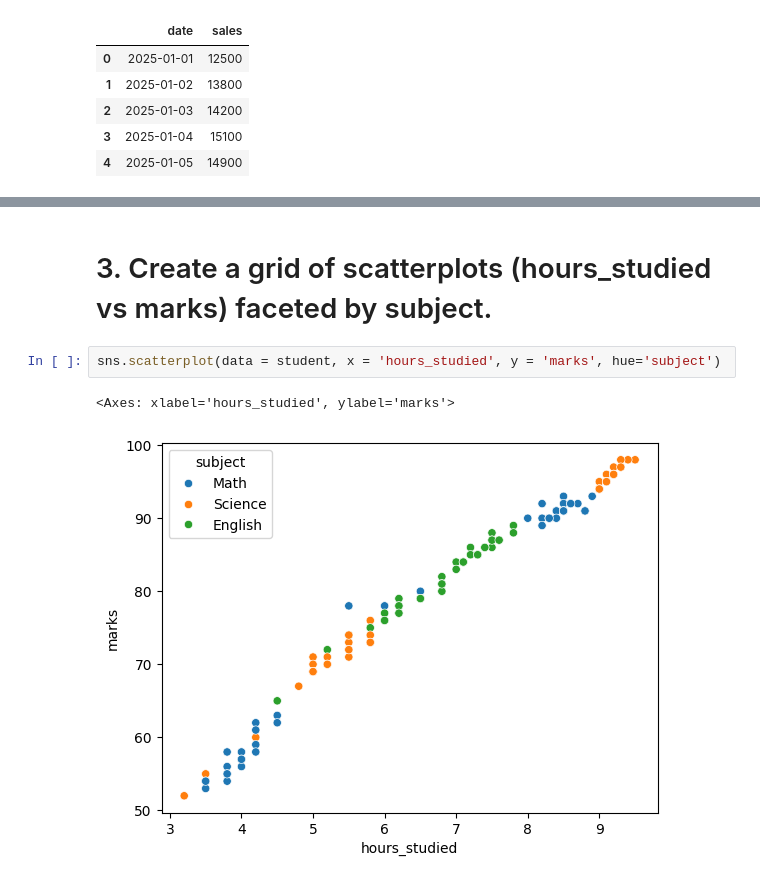
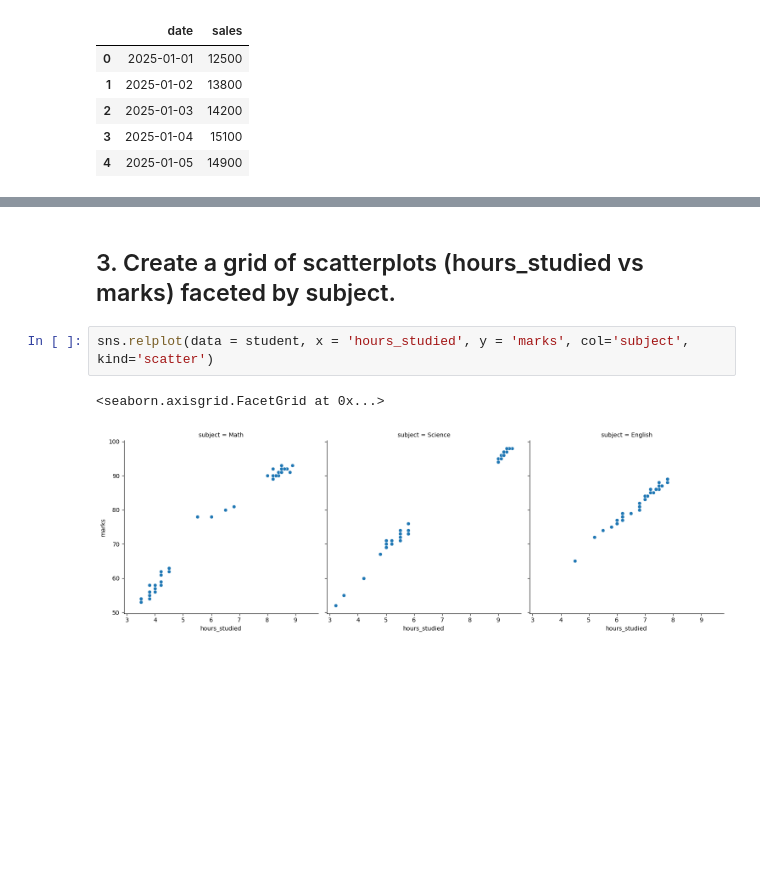
Before and after one commit to mohammadtuhin0/Phitron-Ai-Ml, a Jupyter notebook: Module Practice Topic/Module 14. Seaborn and Plotly Practice.ipynb, the cells around one changed output, grey strips where cells are left out. Saved outputs shown, nothing was run; the diff lists cells and outputs as text; blank space fills up the shorter version.

Commit message:
Module 14: Seaborn and Plotly Practice

```diff
--- a/Module Practice Topic/Module 14. Seaborn and Plotly Practice.ipynb
+++ b/Module Practice Topic/Module 14. Seaborn and Plotly Practice.ipynb
@@ -51,9 +57,9 @@ sns.relplot(kind = 'line', data = student, x = 'hours_studied', y = 'marks', hue
 <seaborn.axisgrid.FacetGrid at 0x...>
 [figure]
 # %% [markdown]
-# 3. Create a grid of scatterplots (hours_studied vs marks) faceted by subject.
+## 3. Create a grid of scatterplots (hours_studied vs marks) faceted by subject.
 # %%
-sns.scatterplot(data = student, x = 'hours_studied', y = 'marks', hue='subject')
+sns.relplot(data = student, x = 'hours_studied', y = 'marks', col='subject', kind='scatter')
 # %% [output]
-<Axes: xlabel='hours_studied', ylabel='marks'>
+<seaborn.axisgrid.FacetGrid at 0x...>
-[figure, old version]
+[figure, new version]
```
Also changed, not shown: parts of 19 cells of this notebook.
